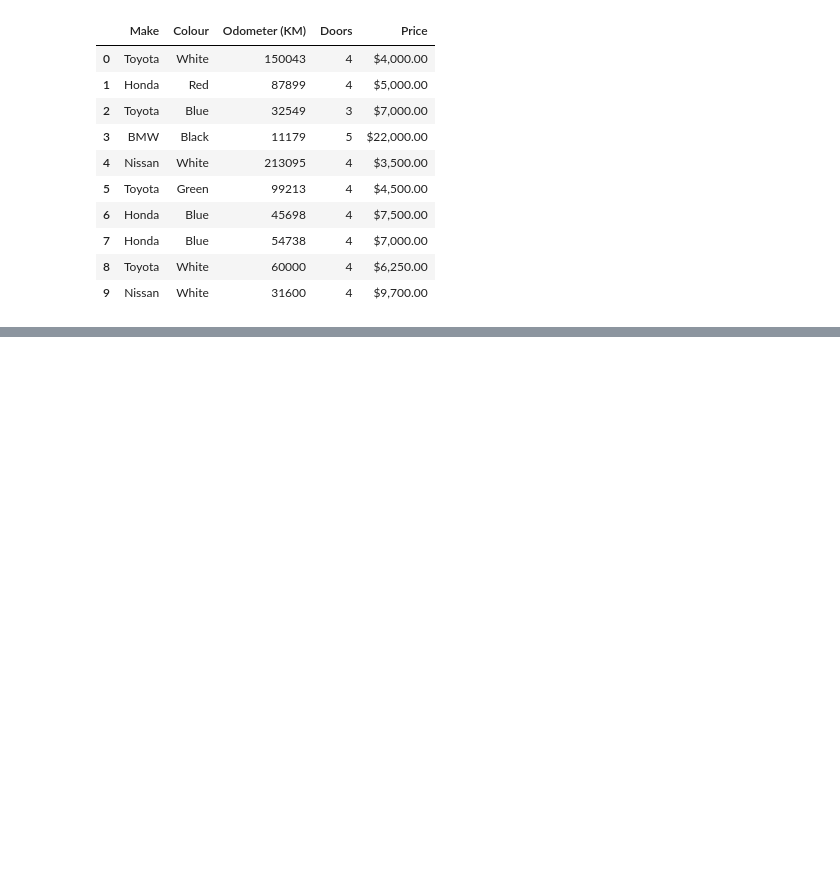
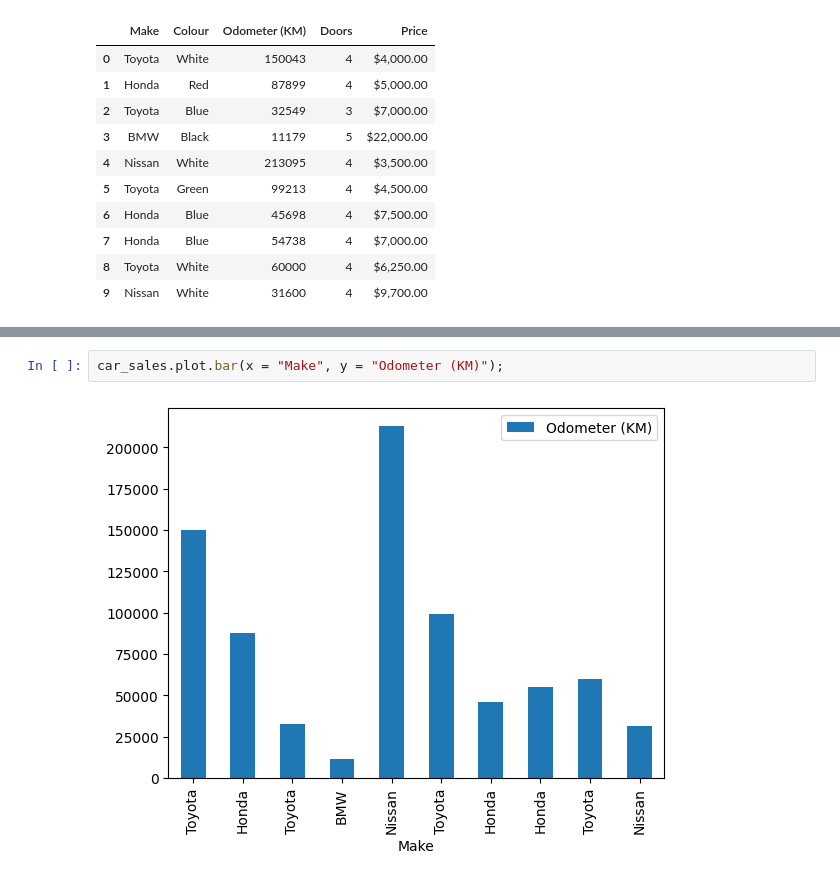
Before and after one commit to necatiiemre/MachineLearningDataScience, a Jupyter notebook: IntroductionToMatplotlib/introMathplotlib.ipynb, the cells around one changed output, grey strips where cells are left out. Drawn from its saved outputs; the diff is of its cells as text; blank space fills up the shorter version.

```diff
--- a/IntroductionToMatplotlib/introMathplotlib.ipynb
+++ b/IntroductionToMatplotlib/introMathplotlib.ipynb
@@ -208,0 +319,4 @@ ts.plot()
+# %%
+car_sales.plot.bar(x = "Make", y = "Odometer (KM)");
+# %% [output]
+[figure, added]
```
Also changed, not shown: parts of 27 cells of this notebook.
